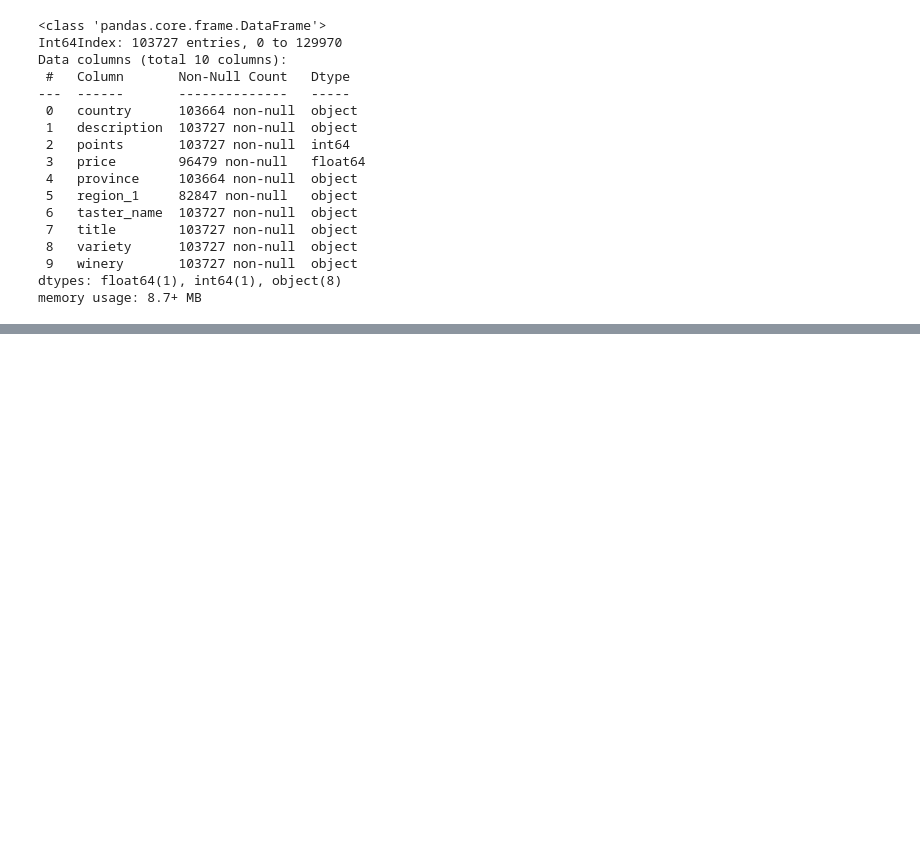
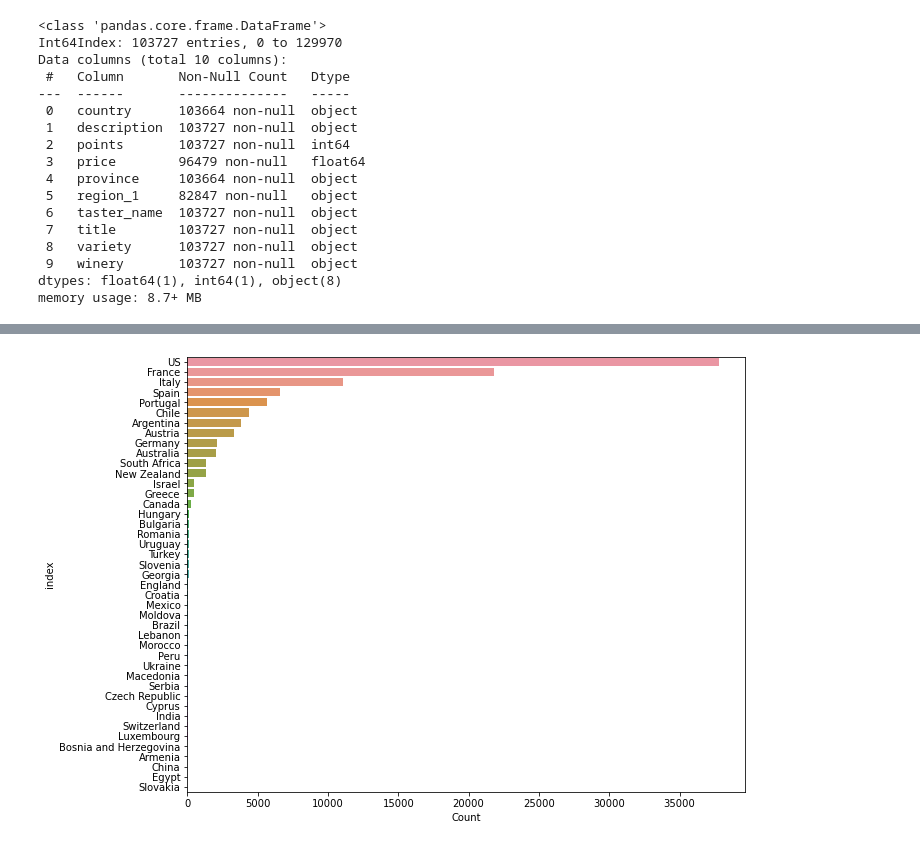
Before and after one commit to JoshiiAkshay/Wine_review, a Jupyter notebook: Wine_taste_review.ipynb, the cells around one changed output, grey strips where cells are left out. Drawn from its saved outputs; the diff is of its cells as text; code cells hidden in the pictures; blank space fills up the shorter version.

```diff
--- a/Wine_taste_review.ipynb
+++ b/Wine_taste_review.ipynb
@@ -169,0 +213,9 @@ df.head()
+# %%
+# Plotting bar plot
+df_1 = df['country'].value_counts().to_frame(name = 'Count')
+df_1.reset_index(inplace=True)
+plt.figure(figsize=[10,8])
+sns.barplot(data=df_1, x='Count', y='index')
+plt.show()
+# %% [output]
+[figure, added]
```
Also changed, not shown: parts of 25 cells of this notebook.
